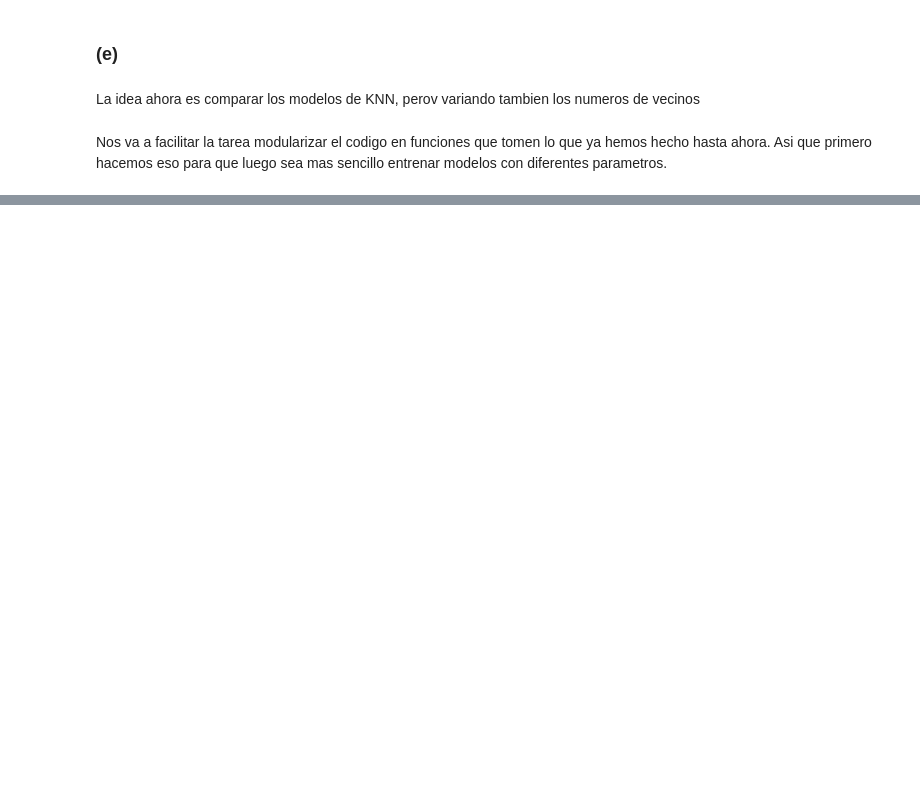
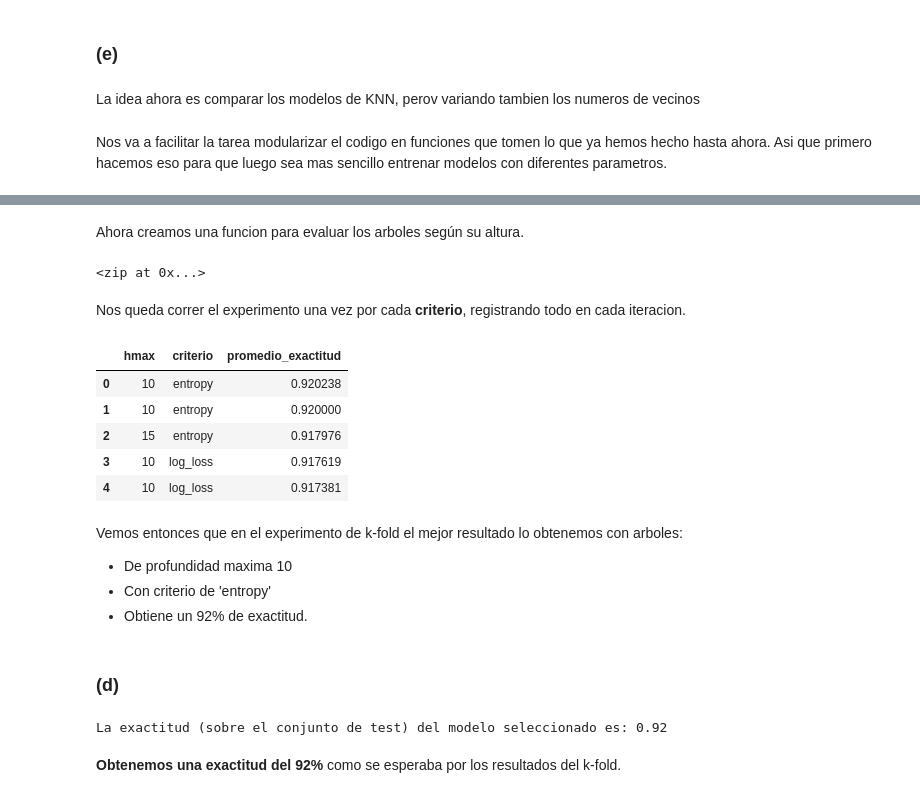
Before and after one commit to GuidoPauletti/EMNIST-Classifier, a Jupyter notebook: notas.ipynb, the cells around one changed output, grey strips where cells are left out. Saved outputs shown, nothing was run; the diff lists cells and outputs as text; code cells hidden in the pictures; blank space fills up the shorter version.

```diff
--- a/notas.ipynb
+++ b/notas.ipynb
@@ -298,0 +417,80 @@ Nos va a facilitar la tarea modularizar el codigo en funciones que tomen lo que
+# %%
+# Creamos un DataFrame para registrar altura, criterio,y promedio de exactitud de cada arbol.
+data = {"hmax":[],"criterio":[],"promedio_exactitud":[]}
+registro = pd.DataFrame(data=data)
+# %% [markdown]
+Ahora creamos una funcion para evaluar los arboles según su altura.
+# %%
+def matriz_kfold(criterio):
+    """
+    Devuelve el promedio de la exactitud  a travez de k-folds
+    para cada altura de arbol de clasificacion.
+    """
+    alturas = [1,2,3,5,10,15]
+    nsplits = 5
+    kf = KFold(n_splits=nsplits)
+
+    resultados = np.zeros((nsplits, len(alturas)))
+
+    for i, (train_index, test_index) in enumerate(kf.split(X_voc_train)):
+
+        kf_X_train, kf_X_test = X_voc_train.iloc[train_index], X_voc_train.iloc[test_index]
+        kf_y_train, kf_y_test = y_voc_train.iloc[train_index], y_voc_train.iloc[test_index]
+
+        for j, hmax in enumerate(alturas):
+            score = accuracy_arbol(hmax=hmax,X=kf_X_train,Y=kf_y_train,testX=kf_X_test,testY=kf_y_test,criterio=criterio)
+            resultados[i, j] = score
+
+    # para saber a que altura corresponde el puntaje lo devolvemos en tuplas
+    scores_promedio = zip(alturas,resultados.mean(axis = 0))
+
+    return scores_promedio
+# %%
+matriz_kfold()
+# %% [output]
+<zip at 0x...>
+# %% [markdown]
+Nos queda correr el experimento una vez por cada **criterio**, registrando todo en cada iteracion.
+# %%
+criterios = ["gini", "entropy", "log_loss"] # lista para iterar y realizar los experimentos.
+
+for criterio in criterios:
+    scores = matriz_kfold(criterio=criterio)
+
+    # agregamos los resultados al dataframe
+    for h, score in scores:
+        # agrego los resultados en una nueva fila
+        registro.loc[len(registro.index)] = [h, criterio, score]
+
+# lo ordenamos por exactitud
+registro.sort_values(by="promedio_exactitud", ascending=False, inplace=True, ignore_index = True)
+# %%
+registro.head()
+# %% [output]
+|  | hmax | criterio | promedio_exactitud |
+| 0 | 10 | entropy | 0.920238 |
+| 1 | 10 | entropy | 0.920000 |
+| 2 | 15 | entropy | 0.917976 |
+| 3 | 10 | log_loss | 0.917619 |
+| 4 | 10 | log_loss | 0.917381 |
+# %% [markdown]
+Vemos entonces que en el experimento de k-fold el mejor resultado lo obtenemos con arboles:
+ - De profundidad maxima 10
+ - Con criterio de 'entropy'
+ - Obtiene un 92% de exactitud.
+# %% [markdown]
+<h3>(d)</h3>
+# %%
+# entrenamos el modelo elegido en el item (c), esta vez con todo el df de entrenamiento
+resultado_final = accuracy_arbol(X=X_voc_train
+                                ,Y=y_voc_train
+                                ,testX=X_voc_test
+                                ,testY=y_voc_test
+                                ,hmax=10
+                                ,criterio="entropy")
+
+print(f"La exactitud (sobre el conjunto de test) del modelo seleccionado es: {resultado_final:.2}")
+# %% [output]
+La exactitud (sobre el conjunto de test) del modelo seleccionado es: 0.92
+# %% [markdown]
+**Obtenemos una exactitud del 92%** como se esperaba por los resultados del k-fold.
```
Also changed, not shown: parts of 34 cells of this notebook.
